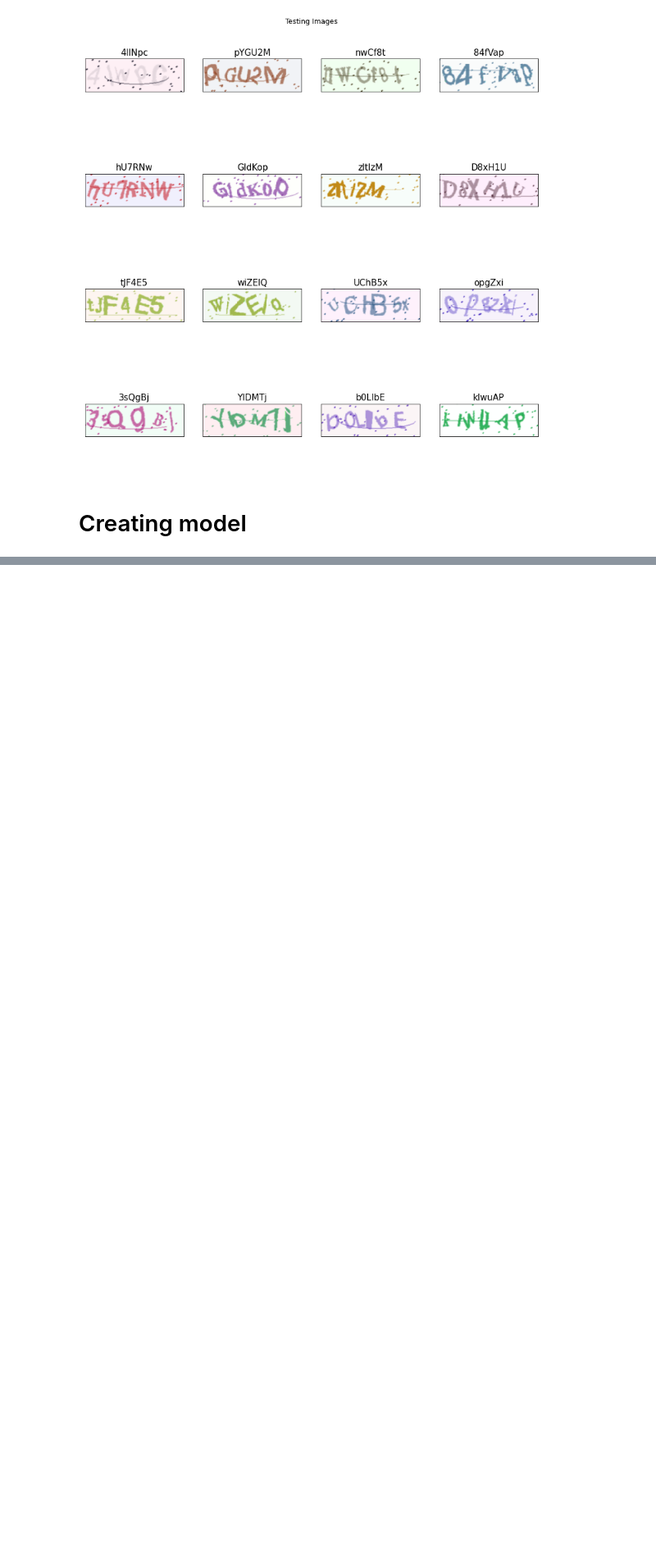
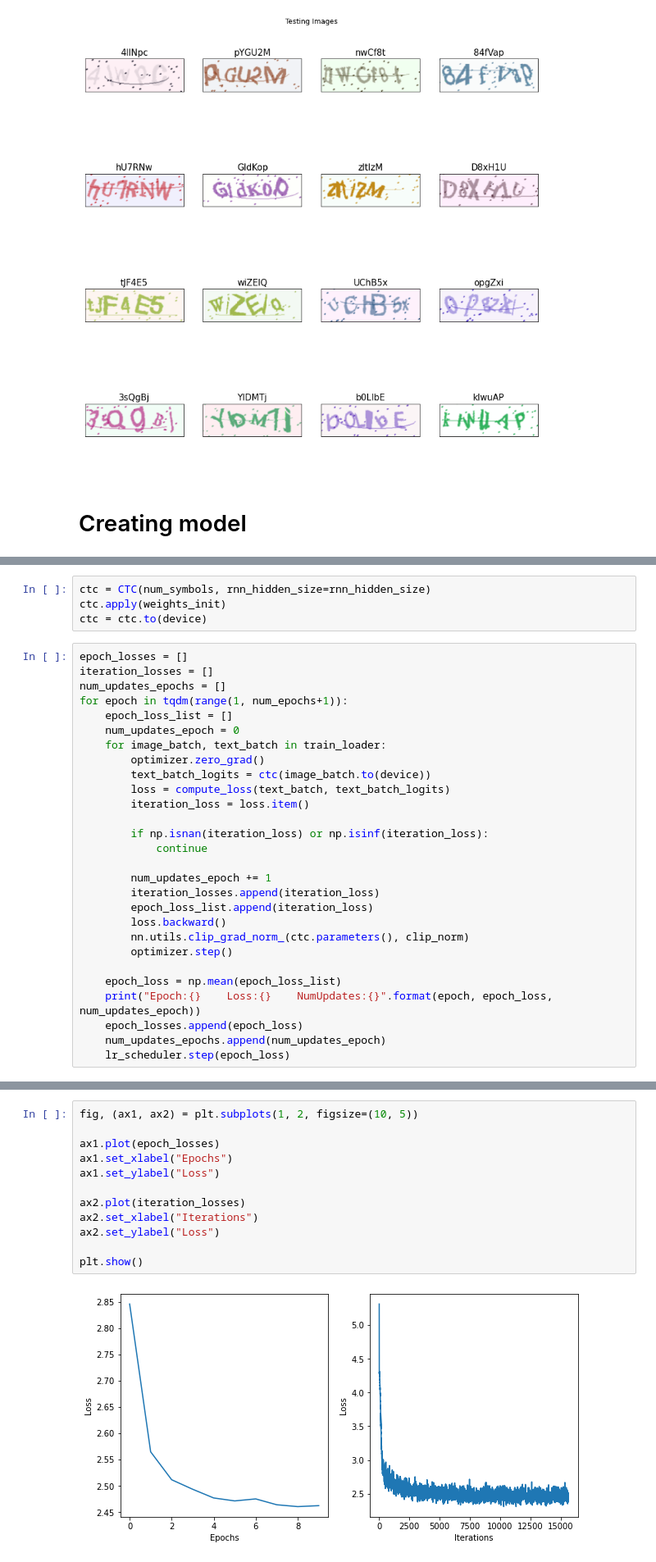
Before and after one commit to Strojove-uceni/final-projects-i_am_not_a_robot, a Jupyter notebook: captcha_model.ipynb, the cells around one changed output, grey strips where cells are left out. Shown: that part at 82% size. Saved outputs shown, nothing was run; the diff lists cells and outputs as text; blank space fills up the shorter version.

```diff
--- a/captcha_model.ipynb
+++ b/captcha_model.ipynb
@@ -224,0 +424,32 @@ for i in range(16):
+# %%
+ctc = CTC(num_symbols, rnn_hidden_size=rnn_hidden_size)
+ctc.apply(weights_init)
+ctc = ctc.to(device)
+# %%
+epoch_losses = []
+iteration_losses = []
+num_updates_epochs = []
+for epoch in tqdm(range(1, num_epochs+1)):
+    epoch_loss_list = []
+    num_updates_epoch = 0
+    for image_batch, text_batch in train_loader:
+        optimizer.zero_grad()
+        text_batch_logits = ctc(image_batch.to(device))
+        loss = compute_loss(text_batch, text_batch_logits)
+        iteration_loss = loss.item()
+
+        if np.isnan(iteration_loss) or np.isinf(iteration_loss):
+            continue
+
+        num_updates_epoch += 1
+        iteration_losses.append(iteration_loss)
+        epoch_loss_list.append(iteration_loss)
+        loss.backward()
+        nn.utils.clip_grad_norm_(ctc.parameters(), clip_norm)
+        optimizer.step()
+
+    epoch_loss = np.mean(epoch_loss_list)
+    print("Epoch:{}    Loss:{}    NumUpdates:{}".format(epoch, epoch_loss, num_updates_epoch))
+    epoch_losses.append(epoch_loss)
+    num_updates_epochs.append(num_updates_epoch)
+    lr_scheduler.step(epoch_loss)
@@ -224,0 +467,14 @@ for i in range(16):
+# %%
+fig, (ax1, ax2) = plt.subplots(1, 2, figsize=(10, 5))
+
+ax1.plot(epoch_losses)
+ax1.set_xlabel("Epochs")
+ax1.set_ylabel("Loss")
+
+ax2.plot(iteration_losses)
+ax2.set_xlabel("Iterations")
+ax2.set_ylabel("Loss")
+
+plt.show()
+# %% [output]
+[figure, added]
```
Also changed, not shown: parts of 42 cells of this notebook.
